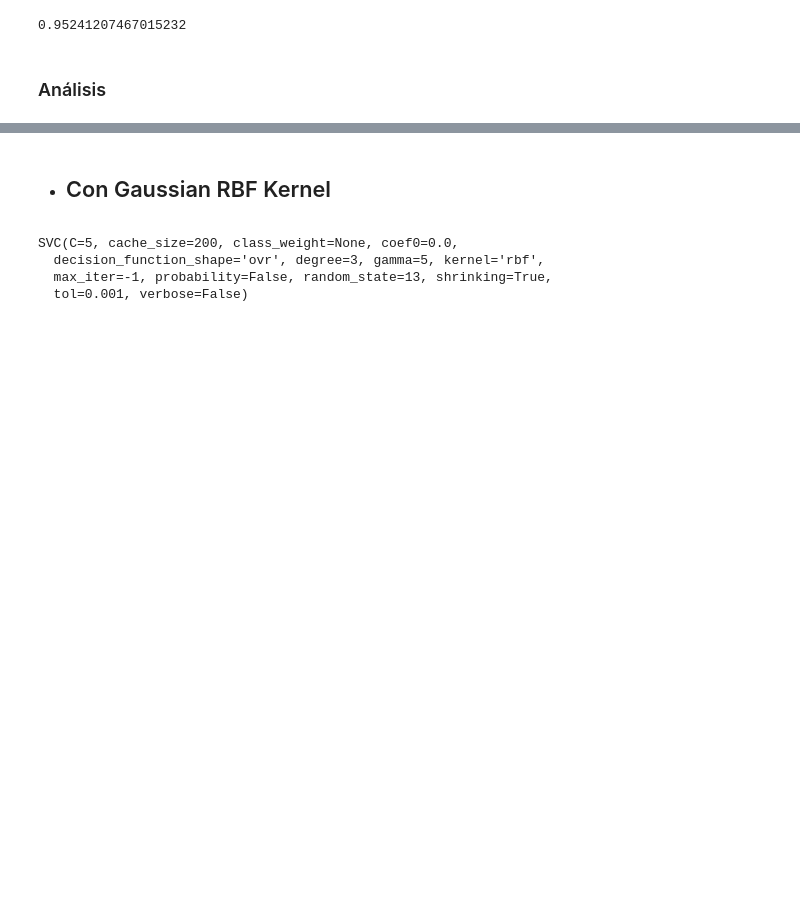
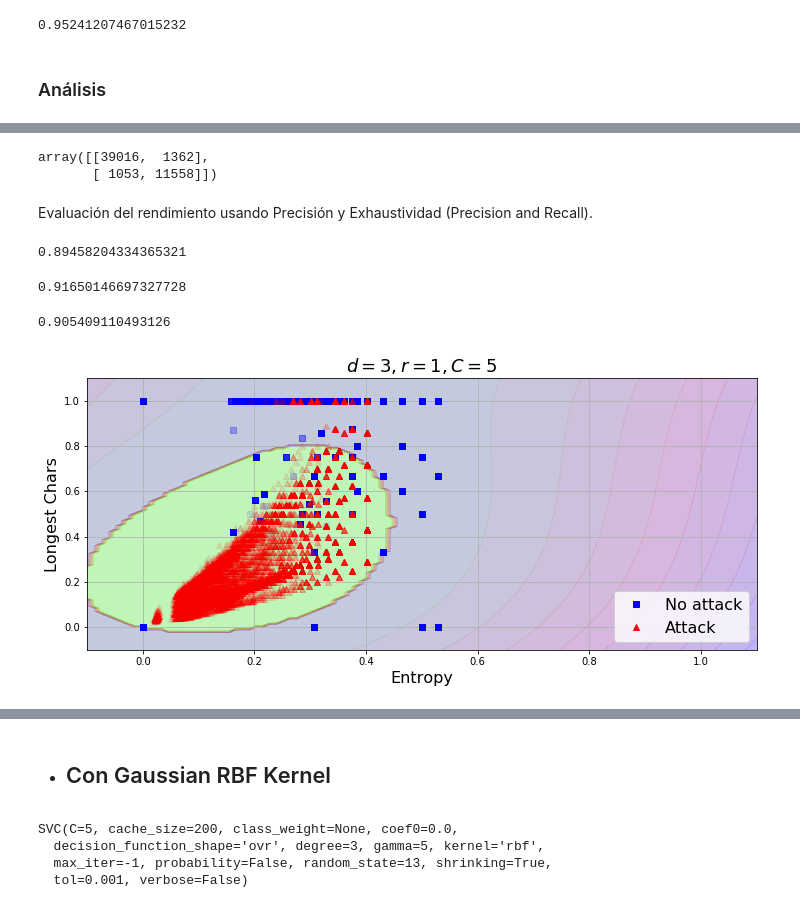
Before and after one commit to alejandro-g-m/DetExt, a Jupyter notebook: DNS_Attacks_Detection_EntropyAndRatiosFV_15NOV.ipynb, the cells around one changed output, grey strips where cells are left out. Saved outputs shown, nothing was run; the diff lists cells and outputs as text; code cells hidden in the pictures; blank space fills up the shorter version.

```diff
--- a/DNS_Attacks_Detection_EntropyAndRatiosFV_15NOV.ipynb
+++ b/DNS_Attacks_Detection_EntropyAndRatiosFV_15NOV.ipynb
@@ -401,0 +361,33 @@ plt.show()
+# %%
+confusion_matrix(labels, train_predicted_labels)
+# %% [output]
+array([[39016,  1362],
+       [ 1053, 11558]])
+# %% [markdown]
+Evaluación del rendimiento usando Precisión y Exhaustividad (Precision and Recall).
+# %%
+precision_score(labels, train_predicted_labels)
+# %% [output]
+0.89458204334365321
+# %%
+recall_score(labels, train_predicted_labels)
+# %% [output]
+0.91650146697327728
+# %%
+f1_score(labels, train_predicted_labels)
+# %% [output]
+0.905409110493126
+# %%
+svm_clf_poly.fit(reduced_features, labels)
+
+plt.figure(figsize=(12, 5))
+
+plot_predictions_for_SVC(svm_clf_poly, [-0.1, 1.1, -0.1, 1.1])
+
+plot_dataset(X, y, "Entropy", "Longest Chars")
+
+plt.title(r"$d=3, r=1, C=5$", fontsize=18)
+
+plt.show()
+# %% [output]
+[figure, added]
```
Also changed, not shown: parts of 139 cells of this notebook, 6 other files.
